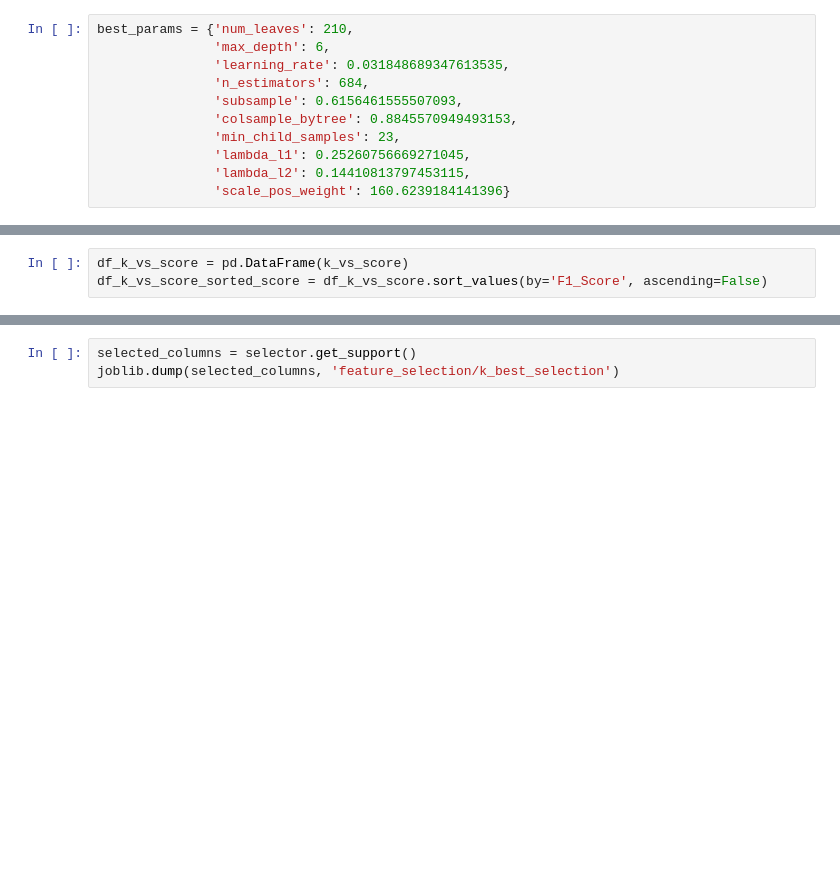
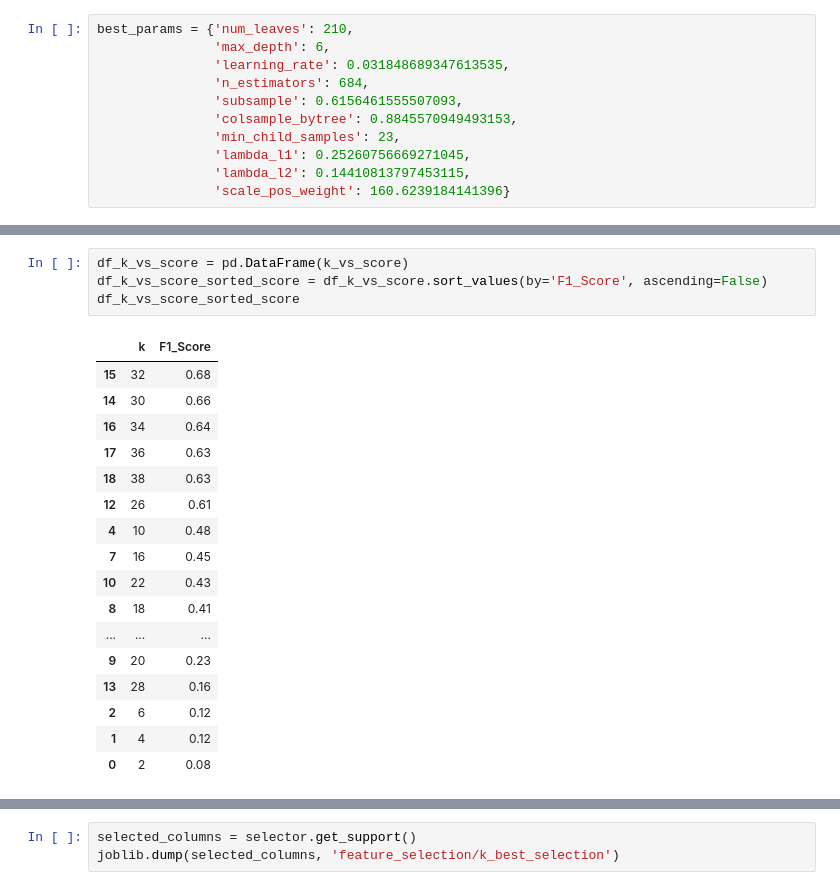
Before and after one commit to OscarFantozzi/Fraud-Detection, a Jupyter notebook: Fraud-detection-v2.ipynb, the cells around one changed output, grey strips where cells are left out. Drawn from its saved outputs; the diff is of its cells as text; blank space fills up the shorter version.

```diff
--- a/Fraud-detection-v2.ipynb
+++ b/Fraud-detection-v2.ipynb
@@ -539,6 +536,25 @@ k:24 F1_score: 0.4411827270793448
 # %%
 df_k_vs_score = pd.DataFrame(k_vs_score)
 df_k_vs_score_sorted_score = df_k_vs_score.sort_values(by='F1_Score', ascending=False)
+df_k_vs_score_sorted_score
+# %% [output]
+|  | k | F1_Score |
+| 15 | 32 | 0.68 |
+| 14 | 30 | 0.66 |
+| 16 | 34 | 0.64 |
+| 17 | 36 | 0.63 |
+| 18 | 38 | 0.63 |
+| 12 | 26 | 0.61 |
+| 4 | 10 | 0.48 |
+| 7 | 16 | 0.45 |
+| 10 | 22 | 0.43 |
+| 8 | 18 | 0.41 |
+| ... | ... | ... |
+| 9 | 20 | 0.23 |
+| 13 | 28 | 0.16 |
+| 2 | 6 | 0.12 |
+| 1 | 4 | 0.12 |
+| 0 | 2 | 0.08 |
 # %%
 plt.plot(df_k_vs_score['k'], df_k_vs_score['F1_Score'], marker='o', linestyle='-', color='b')
 # %% [output]
```
Also changed, not shown: parts of 11 cells of this notebook, 24 other files.
